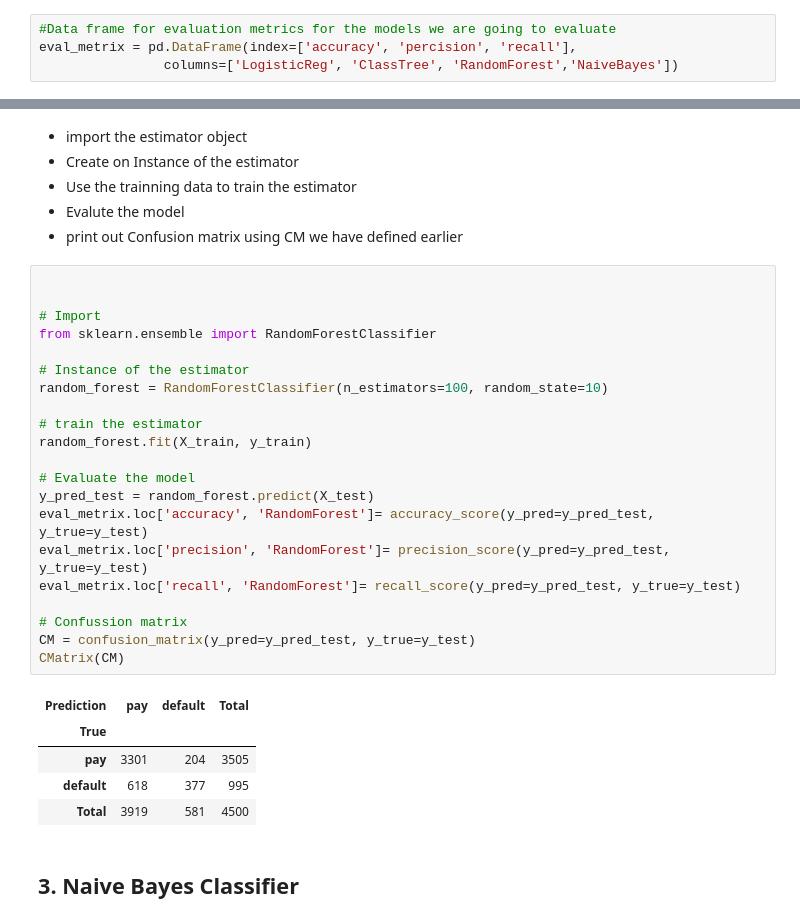
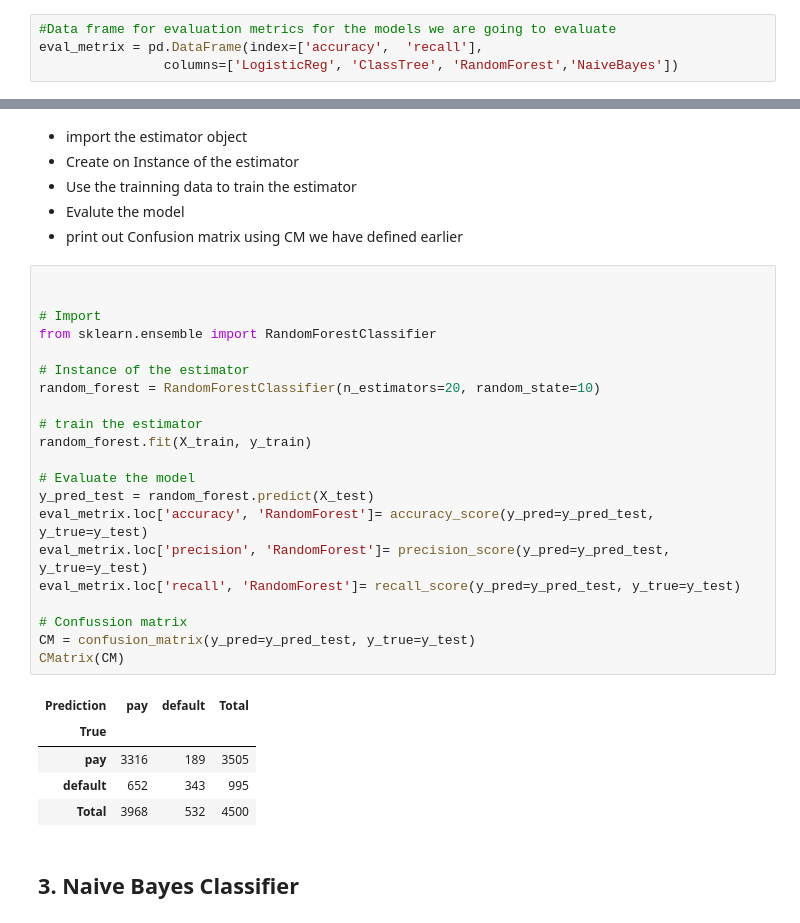
Before and after one commit to zjgcainiao/ML_CreditCardDefaultPrediction, a Jupyter notebook: default_of_credit_card/credit_default_rate.ipynb, the cells around one changed output, grey strips where cells are left out. Saved outputs shown, nothing was run; the diff lists cells and outputs as text.

```diff
--- a/default_of_credit_card/credit_default_rate.ipynb
+++ b/default_of_credit_card/credit_default_rate.ipynb
@@ -256,7 +280,7 @@ def CMatrix(CM, labels =['pay', 'default']):
     return df
 # %%
 #Data frame for evaluation metrics for the models we are going to evaluate
-eval_metrix = pd.DataFrame(index=['accuracy', 'percision', 'recall'],
+eval_metrix = pd.DataFrame(index=['accuracy',  'recall'],
                 columns=['LogisticReg', 'ClassTree', 'RandomForest','NaiveBayes'])
 # %% [markdown]
 ## 1. Logistic Regression
@@ -352,30 +376,30 @@ export_graphviz(class_tree, out_file="mytree.dot", feature_names=independent_var
 # %%
 
 
 # Import
 from sklearn.ensemble import RandomForestClassifier
 
 # Instance of the estimator
-random_forest = RandomForestClassifier(n_estimators=100, random_state=10)
+random_forest = RandomForestClassifier(n_estimators=20, random_state=10)
 
 # train the estimator
 random_forest.fit(X_train, y_train)
 
 # Evaluate the model
 y_pred_test = random_forest.predict(X_test)
 eval_metrix.loc['accuracy', 'RandomForest']= accuracy_score(y_pred=y_pred_test, y_true=y_test)
 eval_metrix.loc['precision', 'RandomForest']= precision_score(y_pred=y_pred_test, y_true=y_test)
 eval_metrix.loc['recall', 'RandomForest']= recall_score(y_pred=y_pred_test, y_true=y_test)
 
 # Confussion matrix
 CM = confusion_matrix(y_pred=y_pred_test, y_true=y_test)
 CMatrix(CM)
 # %% [output]
 | Prediction | pay | default | Total |
 | True |  |  |  |
-| pay | 3301 | 204 | 3505 |
-| default | 618 | 377 | 995 |
-| Total | 3919 | 581 | 4500 |
+| pay | 3316 | 189 | 3505 |
+| default | 652 | 343 | 995 |
+| Total | 3968 | 532 | 4500 |
 # %% [markdown]
 ## 3. Naive Bayes Classifier
 # %% [markdown]
```
Also changed, not shown: parts of 25 cells of this notebook, 5 other files.
